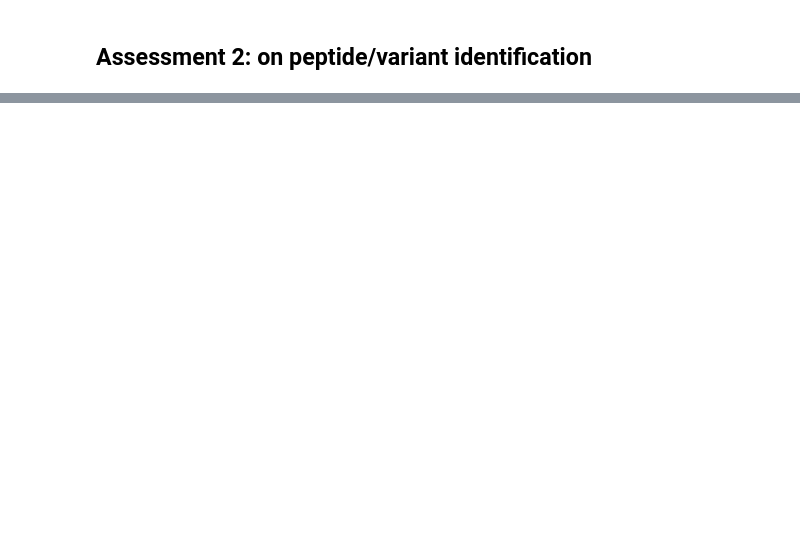
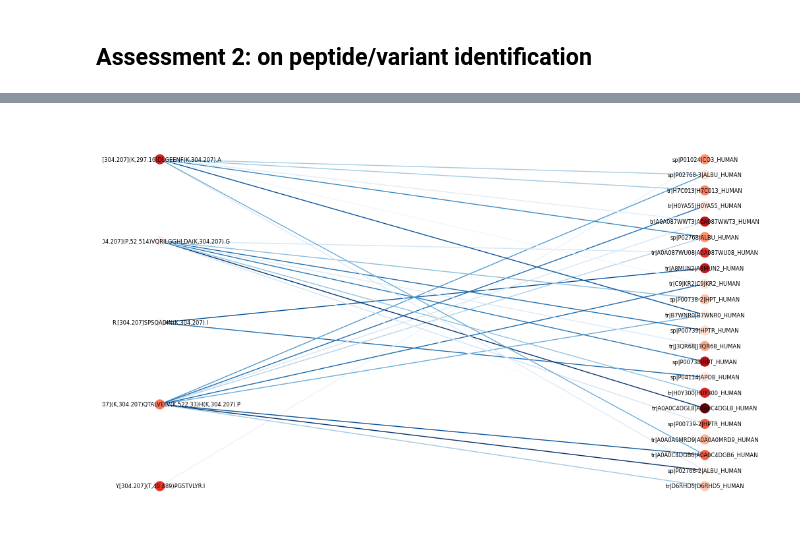
Before and after one commit to MiddleEarthExplorer/COVID19_Classification, a Jupyter notebook: CSE291_Notebook_Brian-Stage 2.ipynb, the cells around one changed output, grey strips where cells are left out. Cells and saved outputs as stored; diff of their text form; code cells hidden in the pictures; blank space fills up the shorter version.

```diff
--- a/CSE291_Notebook_Brian-Stage 2.ipynb
+++ b/CSE291_Notebook_Brian-Stage 2.ipynb
@@ -876,0 +896,17 @@ Top 5:
+# %%
+topk_peptides = ['R.[304.207]SPSQADIN(K,304.207).I',
+       'Y.[304.207](T,40.489)PGSTVLYR.I',
+       'K.[304.207](K,304.207)QTALVELV(K,522.33)H(K,304.207).P',
+       'N.[304.207](P,52.514)VQRILGGHLDA(K,304.207).G',
+       'F.[304.207](K,297.16)DLGEENF(K,304.207).A']
+
+topk_proteins = [
+    'sp|P04114|APOB_HUMAN; tr|A8MUN2|A8MUN2_HUMAN',
+    'sp|P01024|CO3_HUMAN',
+    'sp|P02768-2|ALBU_HUMAN; sp|P02768-3|ALBU_HUMAN; sp|P02768|ALBU_HUMAN; tr|A0A087WWT3|A0A087WWT3_HUMAN; tr|A0A0C4DGB6|A0A0C4DGB6_HUMAN; tr|B7WNR0|B7WNR0_HUMAN; tr|C9JKR2|C9JKR2_HUMAN; tr|D6RHD5|D6RHD5_HUMAN; tr|H0YA55|H0YA55_HUMAN',
+    'sp|P00738-2|HPT_HUMAN; sp|P00738|HPT_HUMAN; sp|P00739-2|HPTR_HUMAN; sp|P00739|HPTR_HUMAN; tr|A0A087WU08|A0A087WU08_HUMAN; tr|A0A0A0MRD9|A0A0A0MRD9_HUMAN; tr|A0A0C4DGL8|A0A0C4DGL8_HUMAN; tr|H0Y300|H0Y300_HUMAN; tr|J3QR68|J3QR68_HUMAN',
+    'sp|P02768-2|ALBU_HUMAN; sp|P02768-3|ALBU_HUMAN; sp|P02768|ALBU_HUMAN; tr|A0A087WWT3|A0A087WWT3_HUMAN; tr|A0A0C4DGB6|A0A0C4DGB6_HUMAN; tr|B7WNR0|B7WNR0_HUMAN; tr|C9JKR2|C9JKR2_HUMAN; tr|H7C013|H7C013_HUMAN'
+]
+
+topk_proteins = [list(v.split("; ")) for v in topk_proteins]
+topk_proteins
@@ -876,0 +931,35 @@ Top 5:
+# %%
+peptide_protein = list(zip(topk_peptides, topk_proteins))
+
+# add peptide
+G = nx.Graph()
+for peptide in topk_peptides:
+    G.add_node(peptide, bipartite=0)
+
+# add protein
+for protein_list in topk_proteins:
+    for protein in protein_list:
+        G.add_node(protein, bipartite=1)
+
+# add edge
+for peptide, protein_list in peptide_protein:
+    for protein in protein_list:
+        G.add_edge(peptide, protein)
+
+num_edges = G.number_of_edges()
+num_nodes = G.number_of_nodes()
+cmap=plt.get_cmap('Reds')
+edge_cmap=plt.get_cmap('Blues')
+
+peptide_nodes = set(n for n, d in G.nodes(data=True) if d['bipartite']==0)
+protein_nodes = set(G) - peptide_nodes
+
+plt.figure(figsize=(10,6))
+pos = nx.bipartite_layout(G, peptide_nodes)
+nx.draw(G, pos, with_labels=True, node_size=100,font_size=6,edge_color=np.random.random(num_edges),
+        edge_cmap=plt.get_cmap('Blues'),
+        node_color=np.random.random(num_nodes),
+        cmap=plt.get_cmap('Reds'))
+plt.show()
+# %% [output]
+[figure, added]
```
Also changed, not shown: parts of 5 cells of this notebook.
